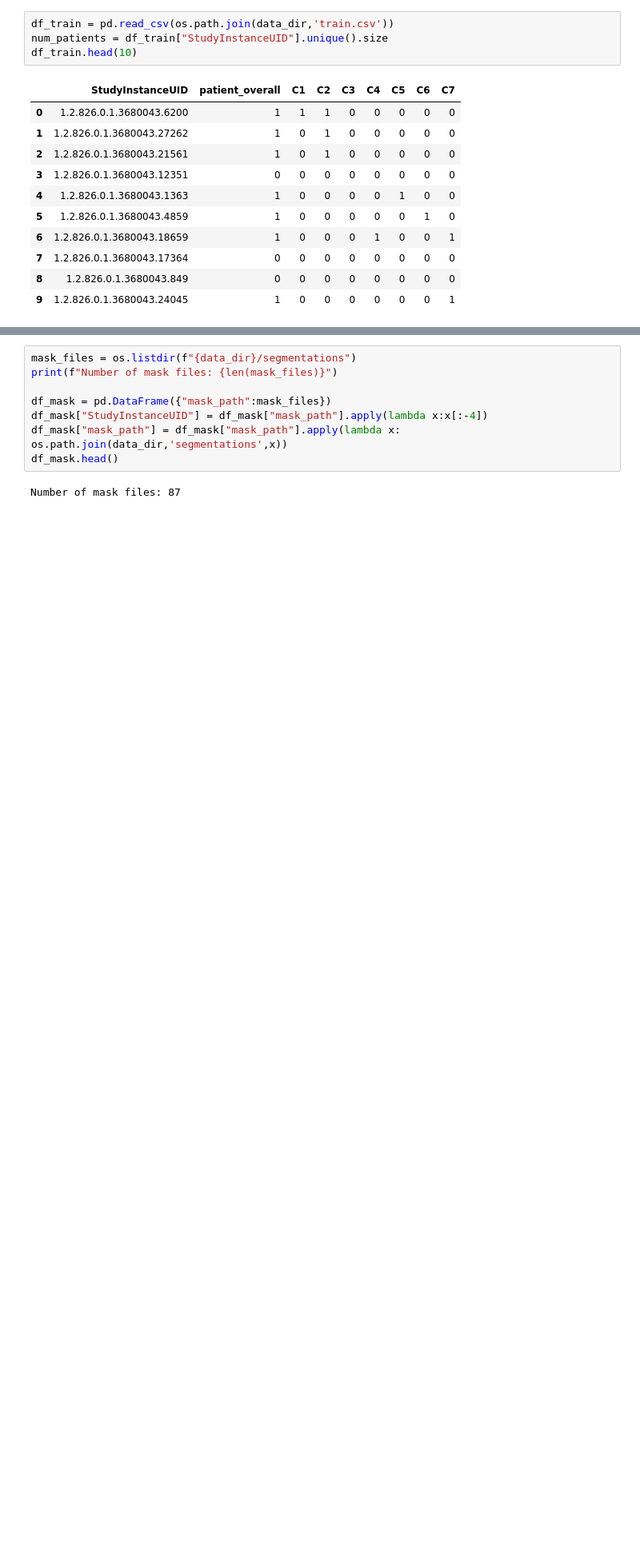
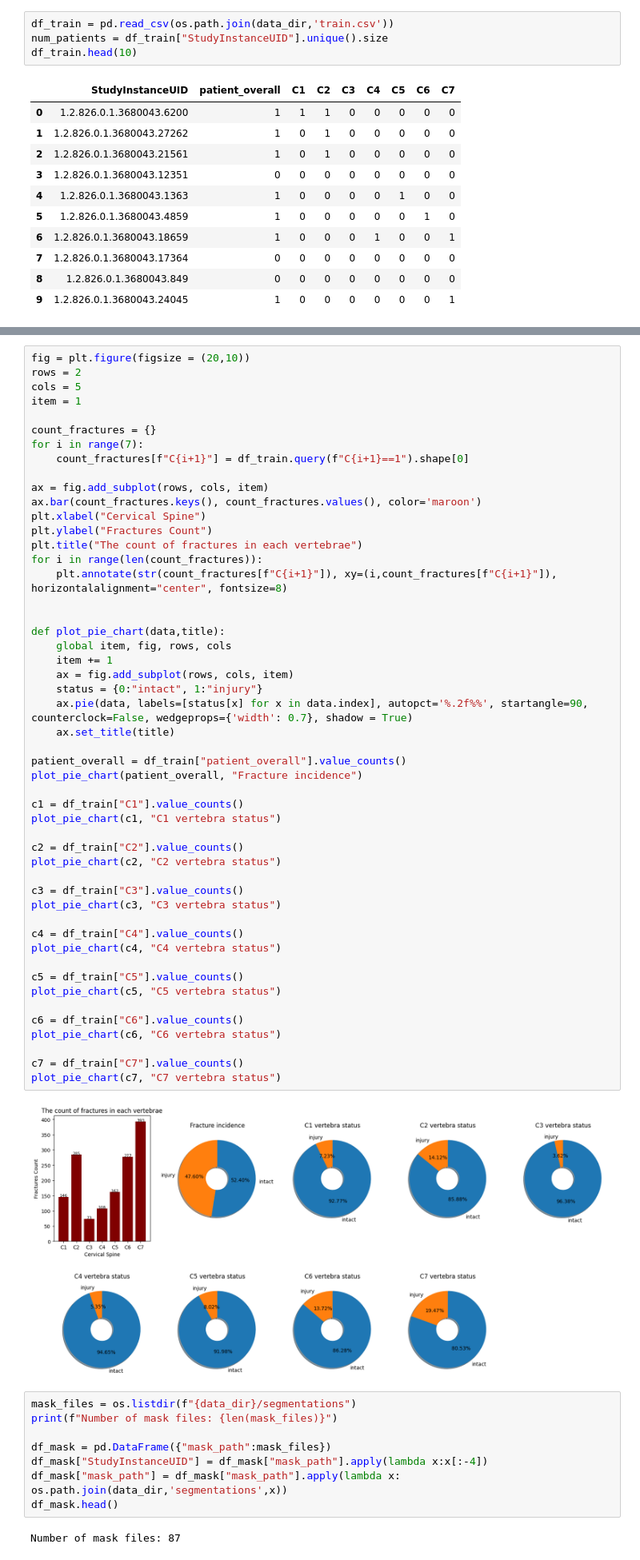
Before and after one commit to faranak5171/Cervical-Spine-Fractures, a Jupyter notebook: Vertebrae-Detect.ipynb, the cells around one changed output, grey strips where cells are left out. Shown at 80% size. Cells and saved outputs as stored; diff of their text form; blank space fills up the shorter version.

Commit message:
Data visualization for train.csv

```diff
--- a/Vertebrae-Detect.ipynb
+++ b/Vertebrae-Detect.ipynb
@@ -105,3 +98,55 @@ plt.bar(count_fractures.keys(), count_fractures.values())
+# %%
+fig = plt.figure(figsize = (20,10))
+rows = 2
+cols = 5
+item = 1
+
+count_fractures = {}
+for i in range(7):
+    count_fractures[f"C{i+1}"] = df_train.query(f"C{i+1}==1").shape[0]
+
+ax = fig.add_subplot(rows, cols, item)
+ax.bar(count_fractures.keys(), count_fractures.values(), color='maroon')
+plt.xlabel("Cervical Spine")
+plt.ylabel("Fractures Count")
+plt.title("The count of fractures in each vertebrae")
+for i in range(len(count_fractures)):
+    plt.annotate(str(count_fractures[f"C{i+1}"]), xy=(i,count_fractures[f"C{i+1}"]), horizontalalignment="center", fontsize=8)
+
+
+def plot_pie_chart(data,title):
+    global item, fig, rows, cols
+    item += 1
+    ax = fig.add_subplot(rows, cols, item)
+    status = {0:"intact", 1:"injury"}
+    ax.pie(data, labels=[status[x] for x in data.index], autopct='%.2f%%', startangle=90, counterclock=False, wedgeprops={'width': 0.7}, shadow = True)
+    ax.set_title(title)
+
+patient_overall = df_train["patient_overall"].value_counts()
+plot_pie_chart(patient_overall, "Fracture incidence")
+
+c1 = df_train["C1"].value_counts()
+plot_pie_chart(c1, "C1 vertebra status")
+
+c2 = df_train["C2"].value_counts()
+plot_pie_chart(c2, "C2 vertebra status")
+
+c3 = df_train["C3"].value_counts()
+plot_pie_chart(c3, "C3 vertebra status")
+
+c4 = df_train["C4"].value_counts()
+plot_pie_chart(c4, "C4 vertebra status")
+
+c5 = df_train["C5"].value_counts()
+plot_pie_chart(c5, "C5 vertebra status")
+
+c6 = df_train["C6"].value_counts()
+plot_pie_chart(c6, "C6 vertebra status")
+
+c7 = df_train["C7"].value_counts()
+plot_pie_chart(c7, "C7 vertebra status")
+# %% [output]
+[figure, added]
 # %%
 mask_files = os.listdir(f"{data_dir}/segmentations")
 print(f"Number of mask files: {len(mask_files)}")
```
Also changed, not shown: parts of 2 cells of this notebook.
